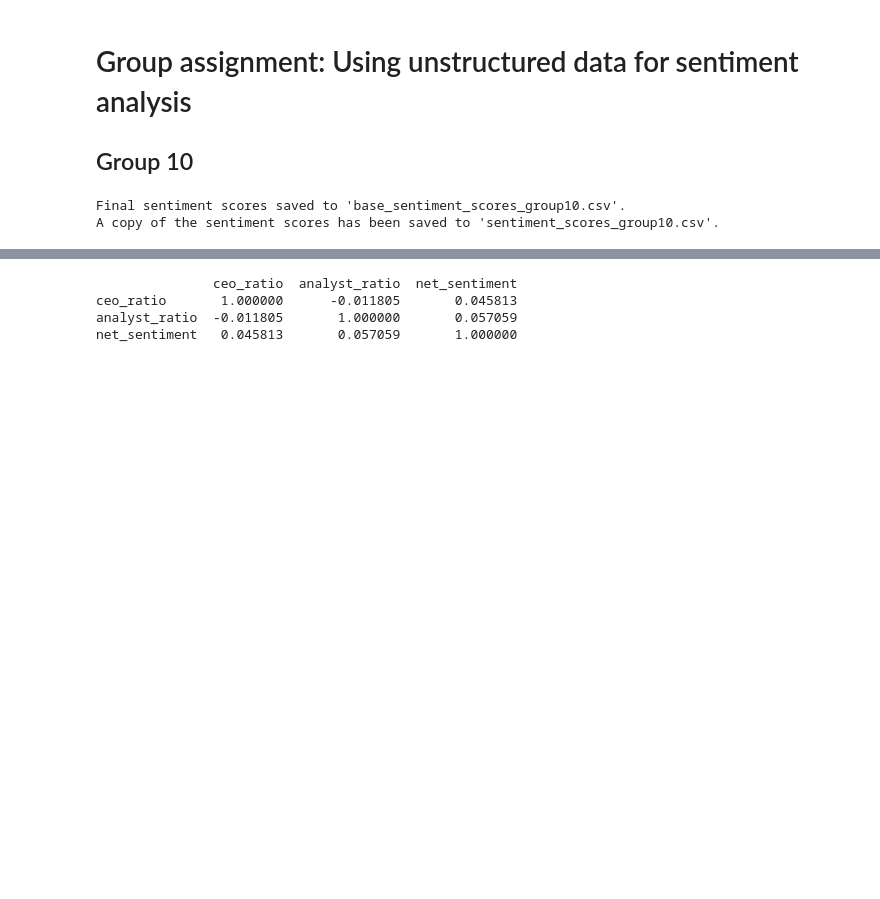
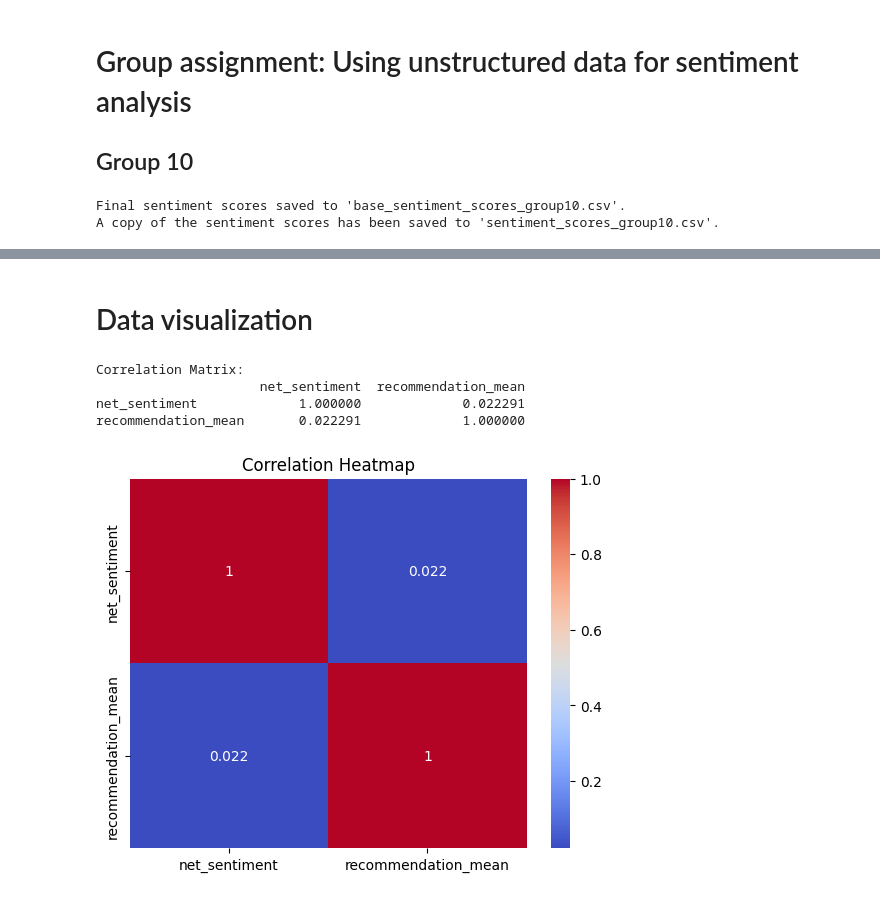
Before and after one commit to olivernilssson/Advanced-Data-Analysis-GM1413, a Jupyter notebook: group_assignment/GM1413_group_10.ipynb, the cells around one changed output, grey strips where cells are left out. Cells and saved outputs as stored; diff of their text form; code cells hidden in the pictures; blank space fills up the shorter version.

```diff
--- a/group_assignment/GM1413_group_10.ipynb
+++ b/group_assignment/GM1413_group_10.ipynb
@@ -530,14 +571,25 @@ sentiment_score_vol.head()
+# %% [markdown]
+# Data visualization
+# %%
+def heatmap_correlation_matrix(data_frame, corr_columns):
+  # Calculate the correlation between ceo_ratio, analyst_ratio, and net_sentiment
+  corr_matrix_roles = data_frame[corr_columns].corr()
+
+  # Print the correlation matrix
+  print("Correlation Matrix:")
+  print(corr_matrix_roles)
+
+  # Plot heatmap to visualize the result
+  sns.heatmap(corr_matrix_roles, annot=True, cmap='coolwarm')
+  plt.title('Correlation Heatmap')
+  plt.show()
 # %%
 # Select the columns of interest: ceo_ratio, analyst_ratio, and net_sentiment
-corr_columns = ['ceo_ratio', 'analyst_ratio', 'net_sentiment']
-
-# Calculate the correlation between ceo_ratio, analyst_ratio, and net_sentiment
-correlation_matrix = sentiment_score[corr_columns].corr()
-
-# Print the correlation matrix
-print(correlation_matrix)
+corr_columns = ['net_sentiment', 'recommendation_mean']
+heatmap_correlation_matrix(sent_rec_mean, corr_columns)
 # %% [output]
-               ceo_ratio  analyst_ratio  net_sentiment
-ceo_ratio       1.000000      -0.011805       0.045813
-analyst_ratio  -0.011805       1.000000       0.057059
-net_sentiment   0.045813       0.057059       1.000000
+Correlation Matrix:
+                     net_sentiment  recommendation_mean
+net_sentiment             1.000000             0.022291
+recommendation_mean       0.022291             1.000000
+[figure, added]
```
Also changed, not shown: parts of 18 cells of this notebook, 2 other files.
